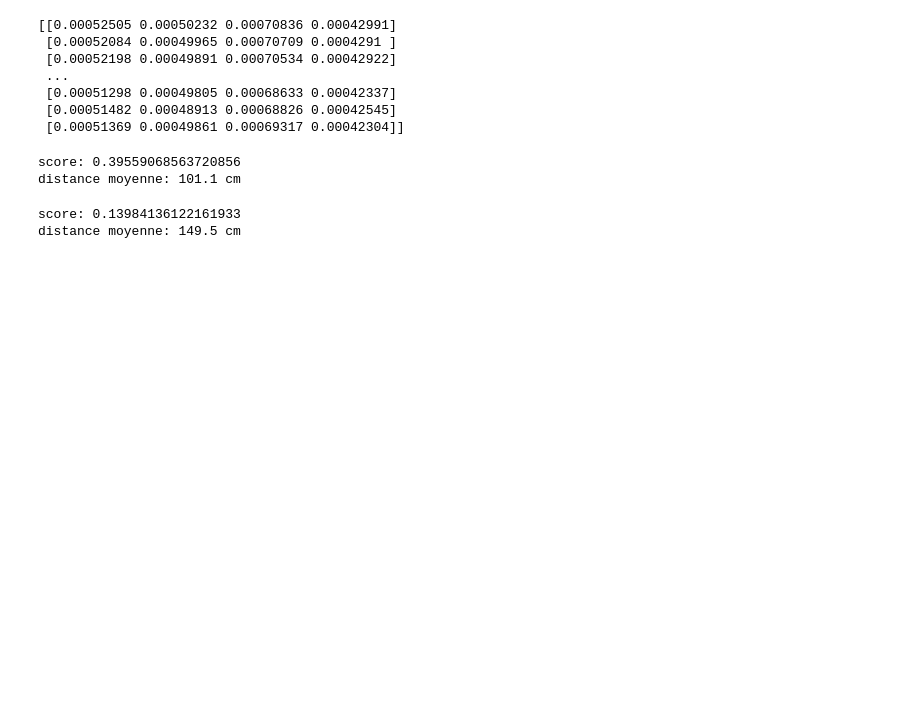
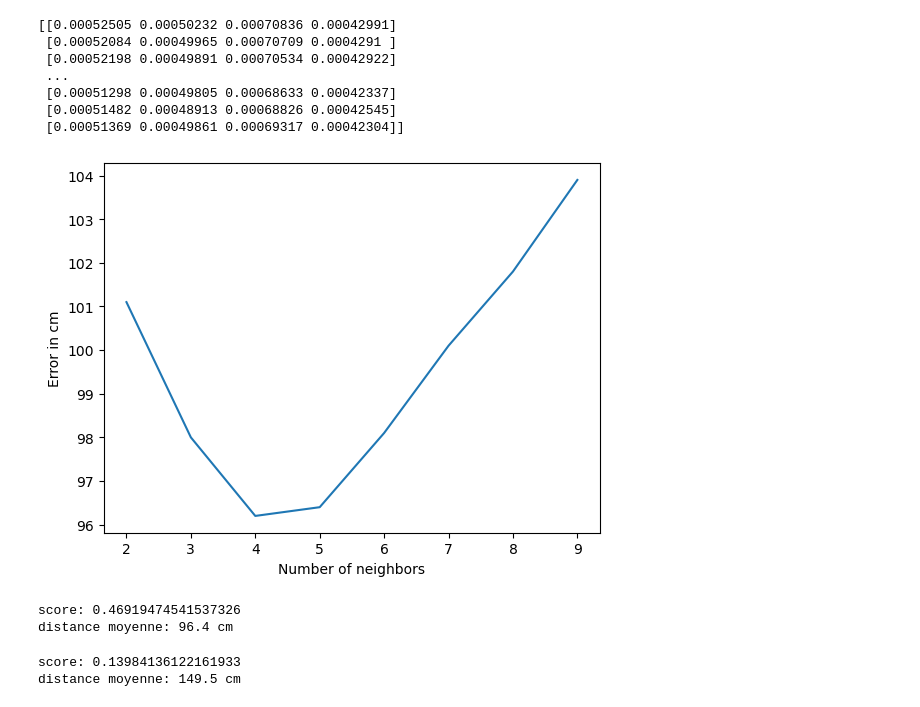
Before and after one commit to guillaumelalire/Acoustic-IA-Data-Hack-2024, a Jupyter notebook: acoustic.ipynb, the cells around one changed output. Cells and saved outputs as stored; diff of their text form; code cells hidden in the pictures; blank space fills up the shorter version.

Commit message:
feat: graph for choice of neighbor number for knn

```diff
--- a/acoustic.ipynb
+++ b/acoustic.ipynb
@@ -89,16 +89,30 @@ X = pd.DataFrame(rms)
 y = pd.DataFrame(localisations)
 
 X_train, X_test, y_train, y_test = train_test_split(X, y, test_size=0.2, random_state=42)
+# %%
+from sklearn.neighbors import KNeighborsRegressor
+
+nb_neighbors = []
+mean_distance_list = []
+for i in range(2, 10):
+    knn = KNeighborsRegressor(n_neighbors=i)
+    knn.fit(X_train, y_train)
+    nb_neighbors.append(i)
+    mean_distance_list.append(round(mean_distance(knn.predict(X_test), y_test), 0) / 10)
+plt.xlabel("Number of neighbors")
+plt.ylabel("Error in cm")
+plt.plot(nb_neighbors, mean_distance_list)
+plt.show()
+# %% [output]
+[figure, added]
 # %%
-from sklearn.neighbors import KNeighborsRegressor
-
-knn = KNeighborsRegressor(n_neighbors=2)
+knn = KNeighborsRegressor(n_neighbors=5)
 knn.fit(X_train, y_train)
 print(f"score: {knn.score(X_test, y_test)}")
 print(f"distance moyenne: {round(mean_distance(knn.predict(X_test), y_test), 0) / 10} cm")
 # %% [output]
-score: 0.39559068563720856
-distance moyenne: 101.1 cm
+score: 0.46919474541537326
+distance moyenne: 96.4 cm
 # %%
 from sklearn.linear_model import LinearRegression
 
```
